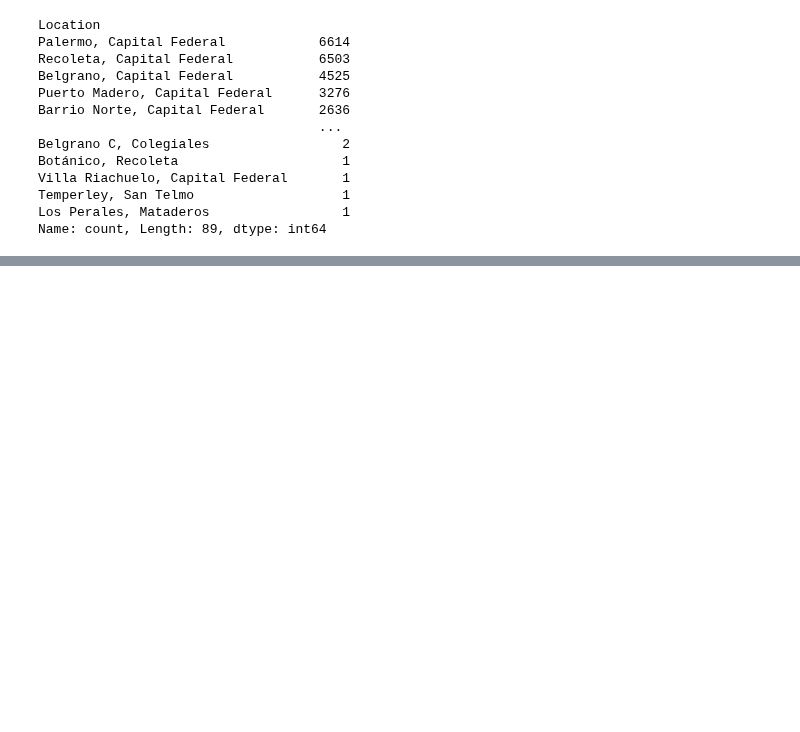
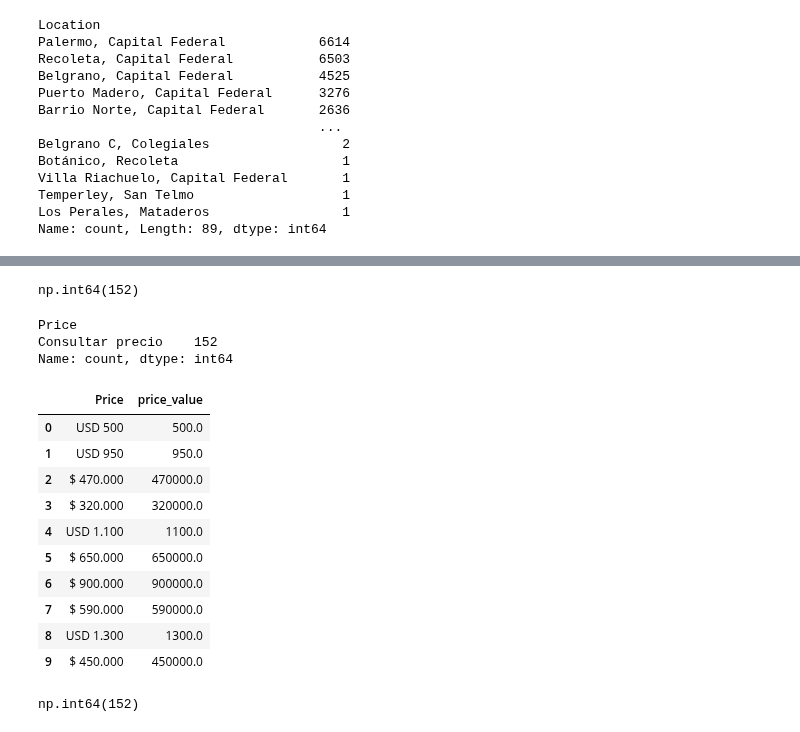
Before and after one commit to magaliorellana01/radar-inmobiliario-caba, a Jupyter notebook: notebooks/01_exploracion.ipynb, the cells around one changed output, grey strips where cells are left out. Cells and saved outputs as stored; diff of their text form; code cells hidden in the pictures; blank space fills up the shorter version.

```diff
--- a/notebooks/01_exploracion.ipynb
+++ b/notebooks/01_exploracion.ipynb
@@ -185,0 +227,22 @@ Name: count, Length: 89, dtype: int64
+# %%
+# Elimina separadores y símbolos de moneda
+# para preparar el precio para convertirlo a número.
+price_test = pd.to_numeric(
+    df_clean["Price"]
+    .str.replace(".", "", regex=False)
+    .str.replace("USD", "", regex=False)
+    .str.replace("$", "", regex=False),
+    errors="coerce"
+)
+
+# Cuenta los valores que no pudieron convertirse a número
+price_test.isna().sum()
+# %% [output]
+np.int64(152)
+# %%
+# Identifica qué valores originales provocaron conversiones inválidas.
+df_clean.loc[price_test.isna(), "Price"].value_counts()
+# %% [output]
+Price
+Consultar precio    152
+Name: count, dtype: int64
@@ -185,0 +252,21 @@ Name: count, Length: 89, dtype: int64
+# %%
+# Verifica visualmente la correspondencia entre
+# precio original y precio numérico.
+df_clean[["Price", "price_value"]].head(10)
+# %% [output]
+|  | Price | price_value |
+| 0 | USD 500 | 500.0 |
+| 1 | USD 950 | 950.0 |
+| 2 | $ 470.000 | 470000.0 |
+| 3 | $ 320.000 | 320000.0 |
+| 4 | USD 1.100 | 1100.0 |
+| 5 | $ 650.000 | 650000.0 |
+| 6 | $ 900.000 | 900000.0 |
+| 7 | $ 590.000 | 590000.0 |
+| 8 | USD 1.300 | 1300.0 |
+| 9 | $ 450.000 | 450000.0 |
+# %%
+# Comprueba cuántos precios quedaron como valores faltantes.
+df_clean["price_value"].isna().sum()
+# %% [output]
+np.int64(152)
```
Also changed, not shown: parts of 59 cells of this notebook.
